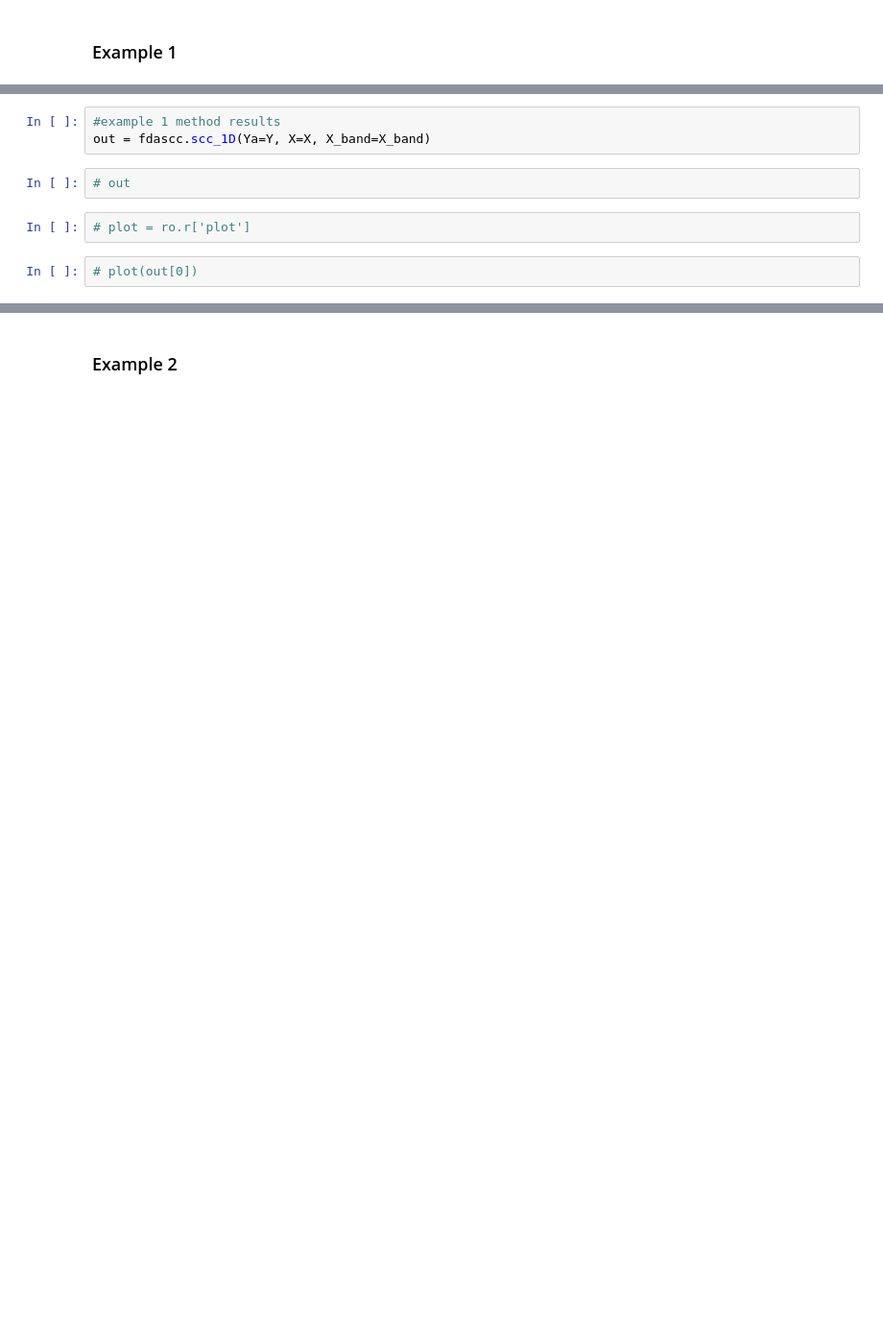
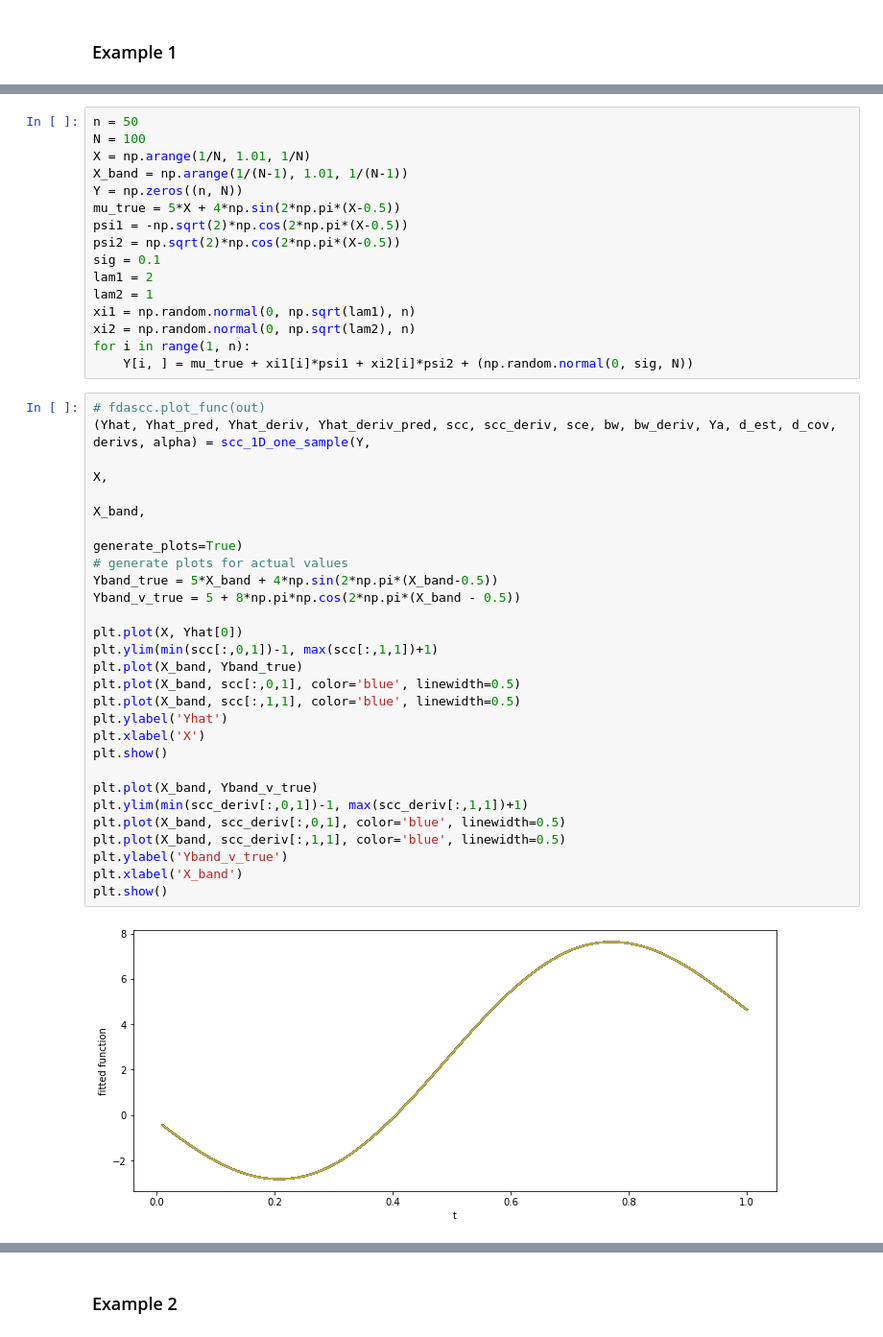
Before and after one commit to amuraddd/FDASCC, a Jupyter notebook: fdascc_examples.ipynb, the cells around one changed output, grey strips where cells are left out. Shown at 96% size. Cells and saved outputs as stored; diff of their text form; blank space fills up the shorter version.

Commit message:
working plots and python wrapper

```diff
--- a/fdascc_examples.ipynb
+++ b/fdascc_examples.ipynb
@@ -90,9 +36,44 @@ X_band = np.arange(1/(N-1), 1.01, 1/(N-1))
-# %%
-#example 1 method results
-out = fdascc.scc_1D(Ya=Y, X=X, X_band=X_band)
-# %%
-# out
-# %%
-# plot = ro.r['plot']
-# %%
-# plot(out[0])
+# %%
+n = 50
+N = 100
+X = np.arange(1/N, 1.01, 1/N)
+X_band = np.arange(1/(N-1), 1.01, 1/(N-1))
+Y = np.zeros((n, N))
+mu_true = 5*X + 4*np.sin(2*np.pi*(X-0.5))
+psi1 = -np.sqrt(2)*np.cos(2*np.pi*(X-0.5))
+psi2 = np.sqrt(2)*np.cos(2*np.pi*(X-0.5))
+sig = 0.1
+lam1 = 2
+lam2 = 1
+xi1 = np.random.normal(0, np.sqrt(lam1), n)
+xi2 = np.random.normal(0, np.sqrt(lam2), n)
+for i in range(1, n):
+    Y[i, ] = mu_true + xi1[i]*psi1 + xi2[i]*psi2 + (np.random.normal(0, sig, N))
+# %%
+# fdascc.plot_func(out)
+(Yhat, Yhat_pred, Yhat_deriv, Yhat_deriv_pred, scc, scc_deriv, sce, bw, bw_deriv, Ya, d_est, d_cov, derivs, alpha) = scc_1D_one_sample(Y,
+                                                                                                                            X,
+                                                                                                                            X_band,
+                                                                                                                            generate_plots=True)
+# generate plots for actual values
+Yband_true = 5*X_band + 4*np.sin(2*np.pi*(X_band-0.5))
+Yband_v_true = 5 + 8*np.pi*np.cos(2*np.pi*(X_band - 0.5))
+
+plt.plot(X, Yhat[0])
+plt.ylim(min(scc[:,0,1])-1, max(scc[:,1,1])+1)
+plt.plot(X_band, Yband_true)
+plt.plot(X_band, scc[:,0,1], color='blue', linewidth=0.5)
+plt.plot(X_band, scc[:,1,1], color='blue', linewidth=0.5)
+plt.ylabel('Yhat')
+plt.xlabel('X')
+plt.show()
+
+plt.plot(X_band, Yband_v_true)
+plt.ylim(min(scc_deriv[:,0,1])-1, max(scc_deriv[:,1,1])+1)
+plt.plot(X_band, scc_deriv[:,0,1], color='blue', linewidth=0.5)
+plt.plot(X_band, scc_deriv[:,1,1], color='blue', linewidth=0.5)
+plt.ylabel('Yband_v_true')
+plt.xlabel('X_band')
+plt.show()
+# %% [output]
+[figure, added]
```
Also changed, not shown: parts of 22 cells of this notebook, 4 other files.
